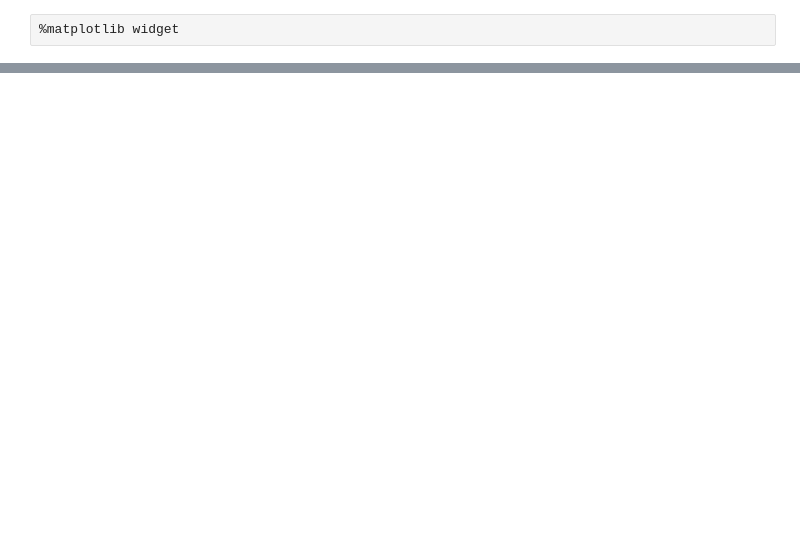
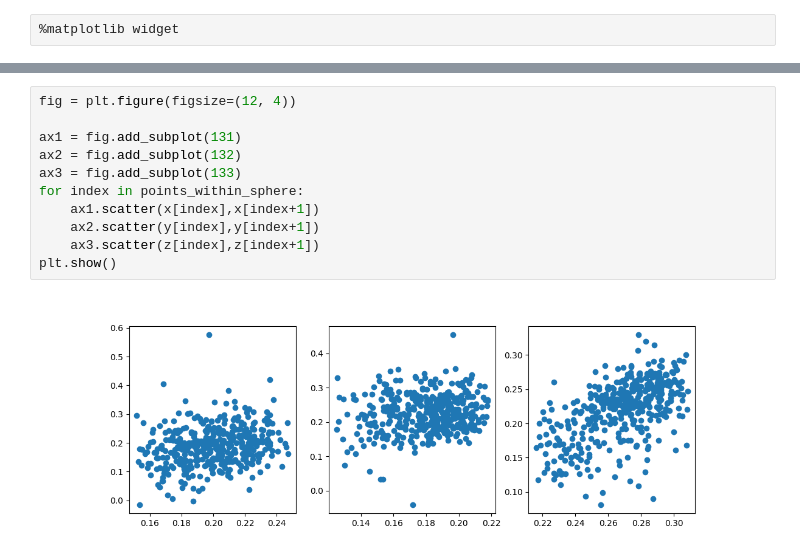
Before and after one commit to bcorban/RL_VerticalAxisTurbine, a Jupyter notebook: Carousel/isMDP.ipynb, the cells around one changed output, grey strips where cells are left out. Cells and saved outputs as stored; diff of their text form; blank space fills up the shorter version.

```diff
--- a/Carousel/isMDP.ipynb
+++ b/Carousel/isMDP.ipynb
@@ -64,0 +129,13 @@ plt.savefig(f"RB_{folder}_ms{'{:03}'.format(ms)}.png",dpi=300)
+# %%
+fig = plt.figure(figsize=(12, 4))
+
+ax1 = fig.add_subplot(131)
+ax2 = fig.add_subplot(132)
+ax3 = fig.add_subplot(133)
+for index in points_within_sphere:
+    ax1.scatter(x[index],x[index+1])
+    ax2.scatter(y[index],y[index+1])
+    ax3.scatter(z[index],z[index+1])
+plt.show()
+# %% [output]
+[figure, added]
```
Also changed, not shown: parts of 13 cells of this notebook, 16 other files.
